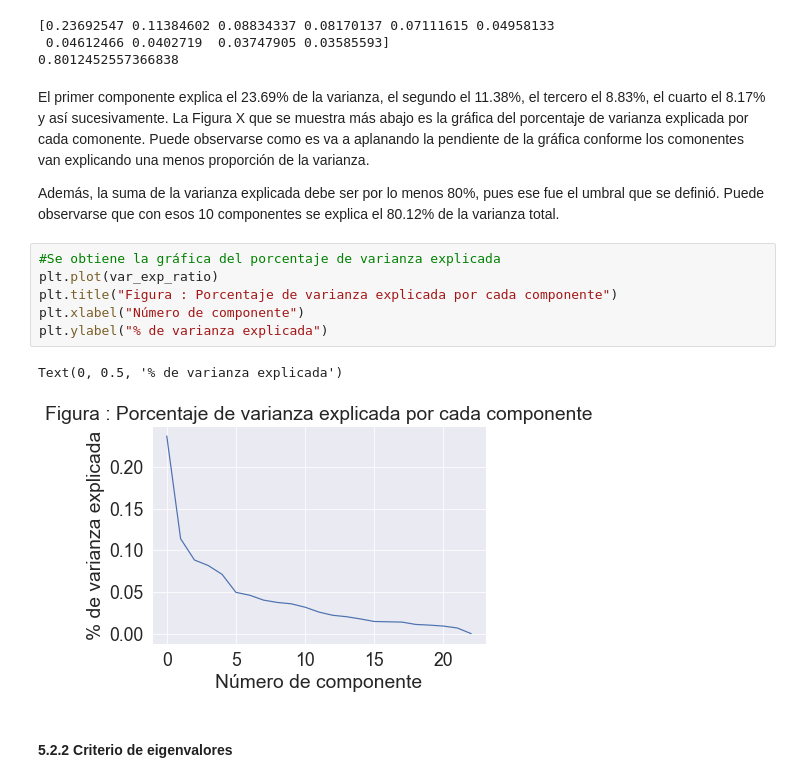
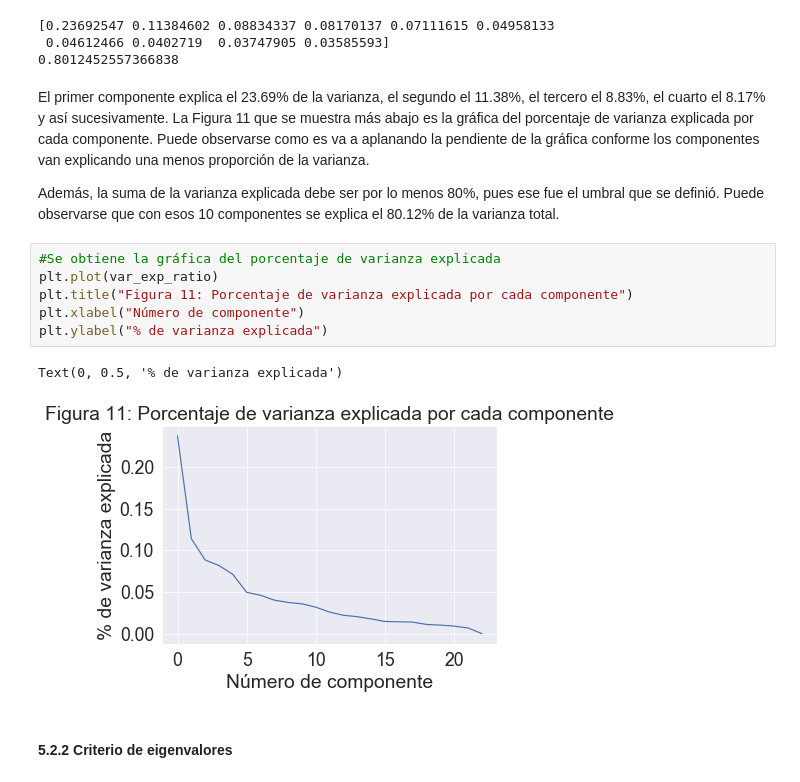
Before and after one commit to rafaelortegar/PCA-nutricion, a Jupyter notebook: results/reporte_final.ipynb, the cells around one changed output. Cells and saved outputs as stored; diff of their text form.

Commit message:
interpretaciones EDA y componentes

```diff
--- a/results/reporte_final.ipynb
+++ b/results/reporte_final.ipynb
@@ -609,18 +619,18 @@ print(varianza_explicada.sum())
  0.04612466 0.0402719  0.03747905 0.03585593]
 0.8012452557366838
 # %% [markdown]
-El primer componente explica el 23.69% de la varianza, el segundo el 11.38%, el tercero el 8.83%, el cuarto el 8.17% y así sucesivamente. La Figura X que se muestra más abajo es la gráfica del porcentaje de varianza explicada por cada comonente. Puede observarse como es va a aplanando la pendiente de la gráfica conforme los comonentes van explicando una menos proporción de la varianza.
+El primer componente explica el 23.69% de la varianza, el segundo el 11.38%, el tercero el 8.83%, el cuarto el 8.17% y así sucesivamente. La Figura 11 que se muestra más abajo es la gráfica del porcentaje de varianza explicada por cada componente. Puede observarse como es va a aplanando la pendiente de la gráfica conforme los componentes van explicando una menos proporción de la varianza.
 
 Además, la suma de la varianza explicada debe ser por lo menos 80%, pues ese fue el umbral que se definió. Puede observarse que con esos 10 componentes se explica el 80.12% de la varianza total.
 # %%
 #Se obtiene la gráfica del porcentaje de varianza explicada
 plt.plot(var_exp_ratio)
-plt.title("Figura : Porcentaje de varianza explicada por cada componente")
+plt.title("Figura 11: Porcentaje de varianza explicada por cada componente")
 plt.xlabel("Número de componente")
 plt.ylabel("% de varianza explicada")
 # %% [output]
 Text(0, 0.5, '% de varianza explicada')
-[figure, old version]
+[figure, new version]
 # %% [markdown]
 #### 5.2.2 Criterio de eigenvalores
 # %%
```
Also changed, not shown: parts of 56 cells of this notebook.
